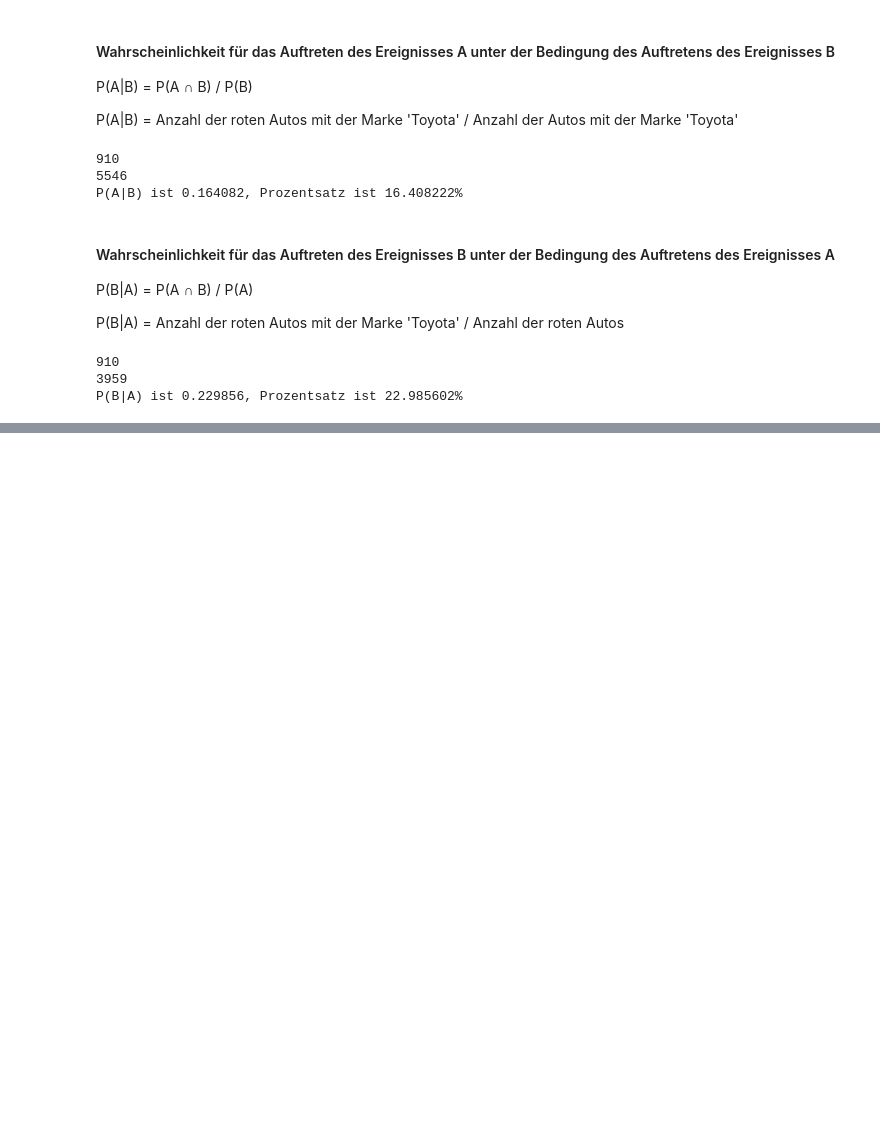
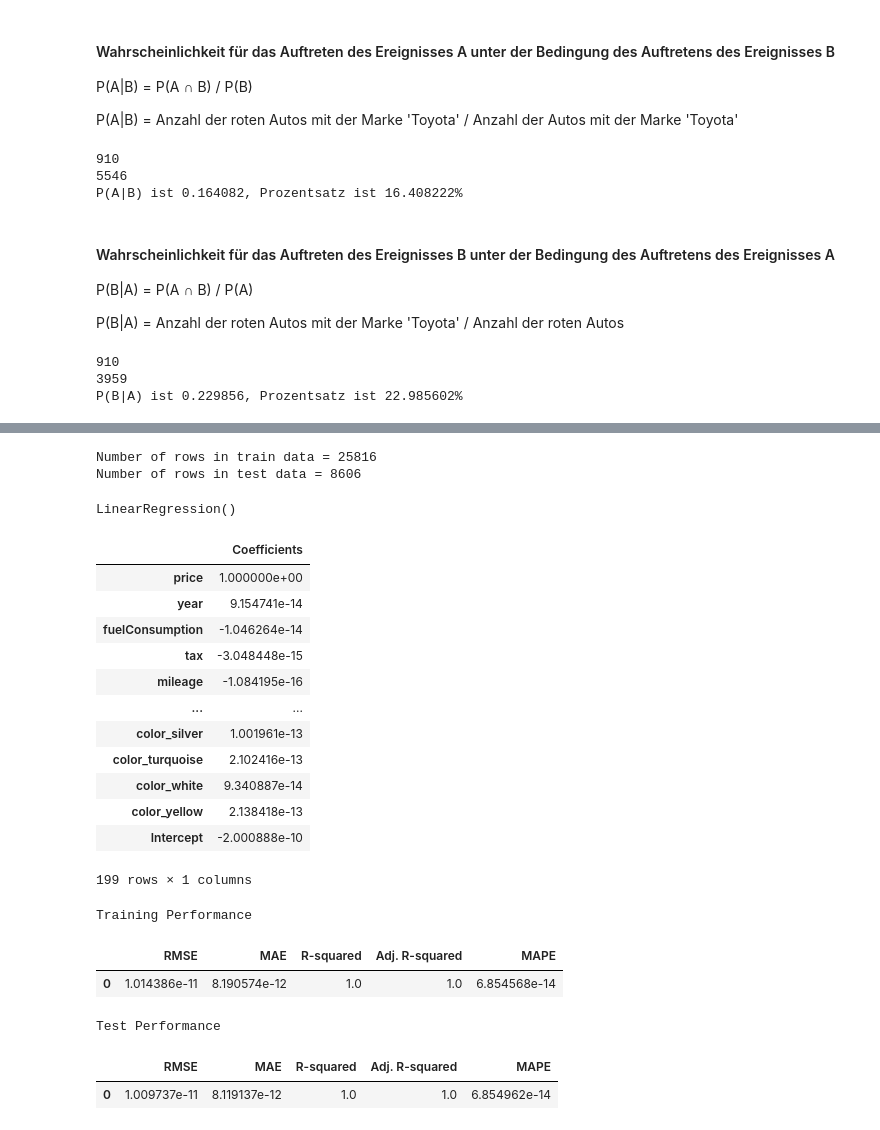
Before and after one commit to aykansandal/MDAProjekt, a Jupyter notebook: scrape.ipynb, the cells around one changed output, grey strips where cells are left out. Drawn from its saved outputs; the diff is of its cells as text; code cells hidden in the pictures; blank space fills up the shorter version.

```diff
--- a/scrape.ipynb
+++ b/scrape.ipynb
@@ -609,0 +999,37 @@ P(B|A) ist 0.229856, Prozentsatz ist 22.985602%
+# %%
+df_encoded = pd.get_dummies(df, columns=['transmission', 'fuelType'], drop_first=True)
+
+dfx = df.drop(columns=['variant'])
+X = pd.get_dummies(dfx, columns=dfx.select_dtypes(include=["object","category"]).columns.to_list(), drop_first=True)
+
+# Features (X) and target variable (y)
+# X = df_encoded[['year', 'mileage', 'tax', 'fuelConsumption','transmission_Manual','transmission_Other','transmission_Semi-Auto','fuelType_Electric','fuelType_Hybrid','fuelType_Other','fuelType_Petrol']]  # Include relevant features
+y = dfx['price']
+# %%
+X_train, X_test, y_train, y_test = train_test_split(X,y,test_size=0.25, random_state=42)
+print("Number of rows in train data =", X_train.shape[0])
+print("Number of rows in test data =", X_test.shape[0])
+# %% [output]
+Number of rows in train data = 25816
+Number of rows in test data = 8606
+# %%
+linearregression = LinearRegression()
+linearregression.fit(X_train, y_train)
+# %% [output]
+LinearRegression()
+# %%
+pd.DataFrame(np.append(linearregression.coef_, linearregression.intercept_), index = X_train.columns.to_list() + ["Intercept"], columns = ["Coefficients"])
+# %% [output]
+|  | Coefficients |
+| price | 1.000000e+00 |
+| year | 9.154741e-14 |
+| fuelConsumption | -1.046264e-14 |
+| tax | -3.048448e-15 |
+| mileage | -1.084195e-16 |
+| ... | ... |
+| color_silver | 1.001961e-13 |
+| color_turquoise | 2.102416e-13 |
+| color_white | 9.340887e-14 |
+| color_yellow | 2.138418e-13 |
+| Intercept | -2.000888e-10 |
+199 rows × 1 columns
@@ -609,0 +1094,18 @@ P(B|A) ist 0.229856, Prozentsatz ist 22.985602%
+# %%
+print("Training Performance\n")
+linearregression_train_perf = model_performance_regression(linearregression, X_train, y_train)
+linearregression_train_perf
+# %% [output]
+Training Performance
+|  | RMSE | MAE | R-squared | Adj. R-squared | MAPE |
+| 0 | 1.014386e-11 | 8.190574e-12 | 1.0 | 1.0 | 6.854568e-14 |
+# %%
+print("Test Performance\n")
+linearregression_test_perf = model_performance_regression(
+    linearregression, X_test, y_test
+)
+linearregression_test_perf
+# %% [output]
+Test Performance
+|  | RMSE | MAE | R-squared | Adj. R-squared | MAPE |
+| 0 | 1.009737e-11 | 8.119137e-12 | 1.0 | 1.0 | 6.854962e-14 |
```
Also changed, not shown: parts of 28 cells of this notebook.
